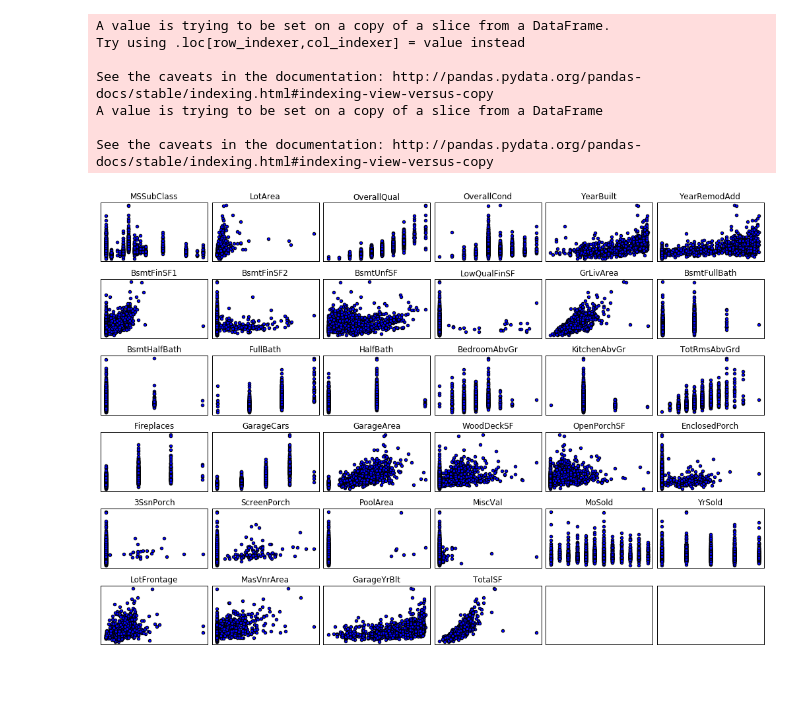
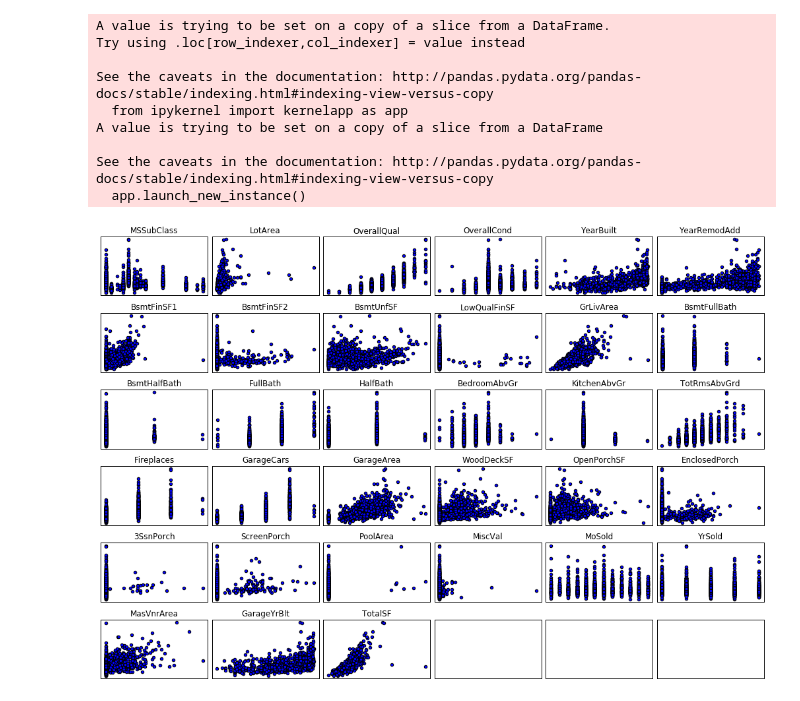
Before and after one commit to jla2689/House-Price, a Jupyter notebook: Housing_Price.ipynb, the cells around one changed output. Cells and saved outputs as stored; diff of their text form; code cells hidden in the pictures.

```diff
--- a/Housing_Price.ipynb
+++ b/Housing_Price.ipynb
@@ -12,7 +17,7 @@ test = pd.read_csv('test.csv')
 def remove_nas(dataframe, percent):
     null_data = dataframe.isnull().sum()
     data_to_remove = null_data[null_data > dataframe.shape[0]*percent].index.tolist()
-    dataframe.drop(data_to_remove,1)
+    dataframe.drop(data_to_remove,1, inplace=True)
     return dataframe
 # %%
 def int_data(dataframe):
@@ -24,14 +29,13 @@ def int_data(dataframe):
     return int_dataframe
 # %%
 def process_data(dataframe):
+    dataframe['TotalSF'] = dataframe['1stFlrSF'] + dataframe['2ndFlrSF']+ dataframe['TotalBsmtSF']
+    dataframe.drop(['1stFlrSF', '2ndFlrSF', 'TotalBsmtSF'],1, inplace=True)
+    return dataframe
+
+def graph_processed_data(dataframe):
     var = [e for e in dataframe.columns.values.tolist() if e not in ('Id', 'SalePrice')]
-    independent_var = dataframe[var]
-    independent_var['TotalSF'] = independent_var['1stFlrSF'] + independent_var['2ndFlrSF']+ independent_var['TotalBsmtSF']
-    independent_var.drop(['1stFlrSF', '2ndFlrSF', 'TotalBsmtSF'],1, inplace=True)
-    return independent_var
-
-def graph_processed_data(dataframe, independent_var):
-    num_col = independent_var.shape[1]
+    num_col = dataframe[var].shape[1]
     graph_dimension = int(round(math.sqrt(num_col)))
 
     f, ax = plt.subplots(graph_dimension, graph_dimension,figsize=(18,12))
@@ -42,6 +46,8 @@ def graph_processed_data(dataframe, independent_var):
     counter = 0
 
     list_of_predictors =[]
+
+    independent_var = dataframe[var]
 
     for i in range(graph_dimension):
         for j in range(graph_dimension):
@@ -80,14 +77,16 @@ See the caveats in the documentation: http://pandas.pydata.org/pandas-docs/stabl
 # %%
 no_na_train = remove_nas(train, .10)
 numerical_train = int_data(no_na_train)
 process_train = process_data(numerical_train)
-list_of_predictors_train, train, final_train = graph_processed_data(train, process_train)
+list_of_predictors_train, train, final_int_train = graph_processed_data(process_train)
 # %% [output]
 A value is trying to be set on a copy of a slice from a DataFrame.
 Try using .loc[row_indexer,col_indexer] = value instead
 
 See the caveats in the documentation: http://pandas.pydata.org/pandas-docs/stable/indexing.html#indexing-view-versus-copy
+  from ipykernel import kernelapp as app
 A value is trying to be set on a copy of a slice from a DataFrame
 
 See the caveats in the documentation: http://pandas.pydata.org/pandas-docs/stable/indexing.html#indexing-view-versus-copy
+  app.launch_new_instance()
-[figure, old version]
+[figure, new version]
```
Also changed, not shown: parts of 12 cells of this notebook.
